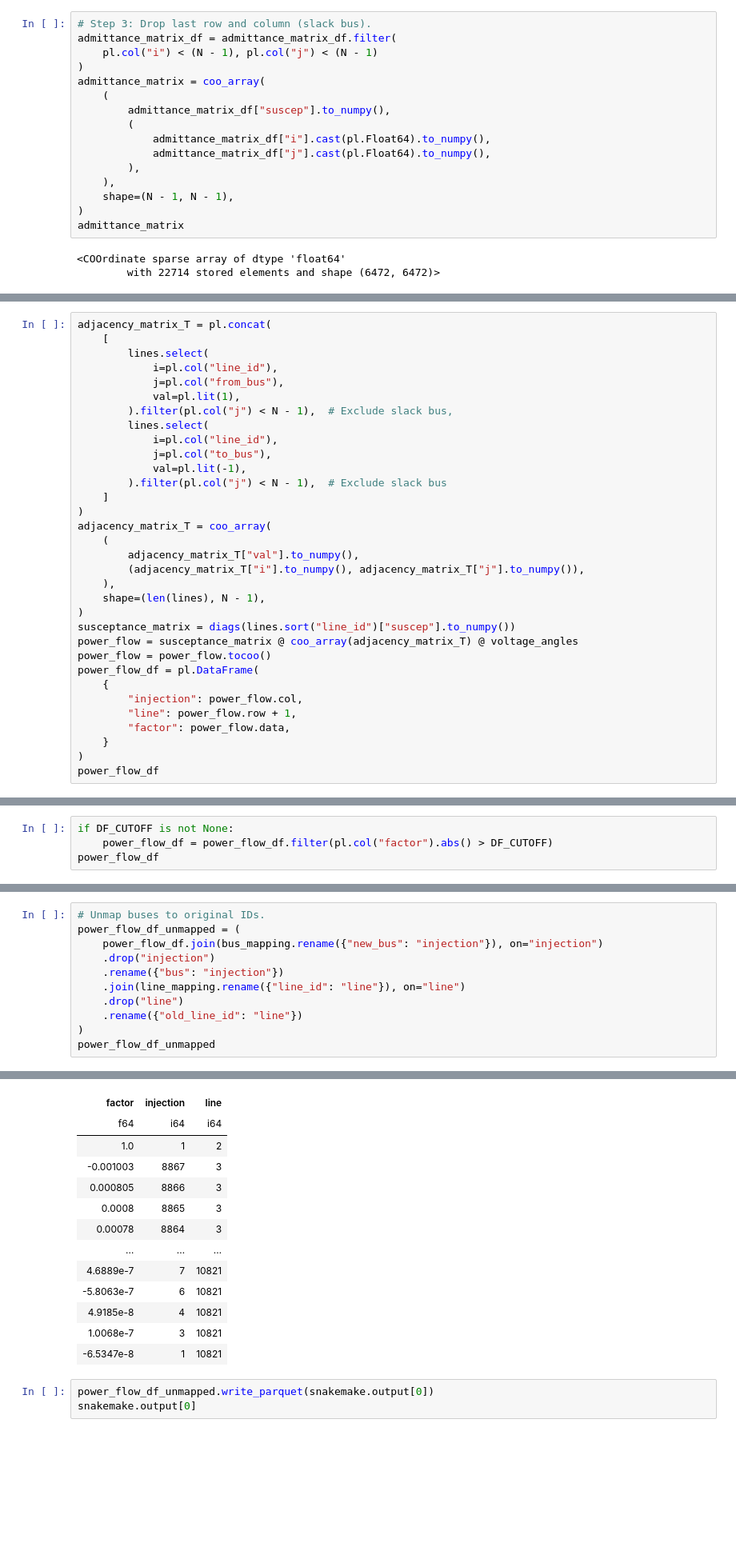
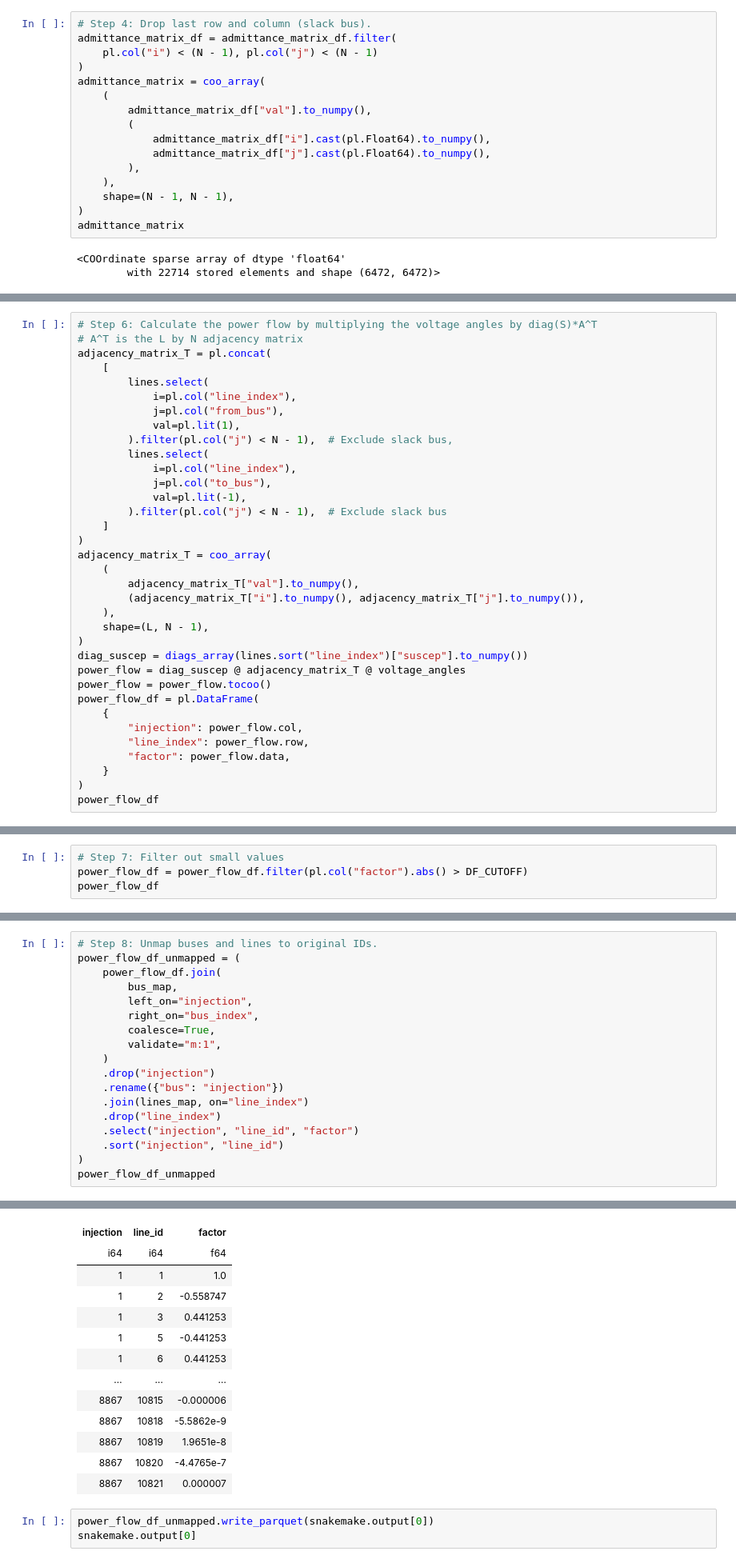
Before and after one commit to Bravos-Power/pyoframe, a Jupyter notebook: benchmarks/src/energy_planning/scripts/compute_power_transfer_dist_facts.ipynb, the cells around one changed output, grey strips where cells are left out. Shown at 80% size. Saved outputs shown, nothing was run; the diff lists cells and outputs as text; blank space fills up the shorter version.

```diff
--- a/benchmarks/src/energy_planning/scripts/compute_power_transfer_dist_facts.ipynb
+++ b/benchmarks/src/energy_planning/scripts/compute_power_transfer_dist_facts.ipynb
@@ -114,11 +124,11 @@ shape: (22_721, 3)
 # %%
-# Step 3: Drop last row and column (slack bus).
+# Step 4: Drop last row and column (slack bus).
 admittance_matrix_df = admittance_matrix_df.filter(
     pl.col("i") < (N - 1), pl.col("j") < (N - 1)
 )
 admittance_matrix = coo_array(
     (
-        admittance_matrix_df["suscep"].to_numpy(),
+        admittance_matrix_df["val"].to_numpy(),
         (
             admittance_matrix_df["i"].cast(pl.Float64).to_numpy(),
             admittance_matrix_df["j"].cast(pl.Float64).to_numpy(),
@@ -141,15 +151,17 @@ voltage_angles
 <Compressed Sparse Column sparse matrix of dtype 'float64'
         with 41886784 stored elements and shape (6472, 6472)>
 # %%
+# Step 6: Calculate the power flow by multiplying the voltage angles by diag(S)*A^T
+# A^T is the L by N adjacency matrix
 adjacency_matrix_T = pl.concat(
     [
         lines.select(
-            i=pl.col("line_id"),
+            i=pl.col("line_index"),
             j=pl.col("from_bus"),
             val=pl.lit(1),
         ).filter(pl.col("j") < N - 1),  # Exclude slack bus,
         lines.select(
-            i=pl.col("line_id"),
+            i=pl.col("line_index"),
             j=pl.col("to_bus"),
             val=pl.lit(-1),
         ).filter(pl.col("j") < N - 1),  # Exclude slack bus
@@ -160,15 +172,15 @@ adjacency_matrix_T = coo_array(
         adjacency_matrix_T["val"].to_numpy(),
         (adjacency_matrix_T["i"].to_numpy(), adjacency_matrix_T["j"].to_numpy()),
     ),
-    shape=(len(lines), N - 1),
+    shape=(L, N - 1),
 )
-susceptance_matrix = diags(lines.sort("line_id")["suscep"].to_numpy())
-power_flow = susceptance_matrix @ coo_array(adjacency_matrix_T) @ voltage_angles
+diag_suscep = diags_array(lines.sort("line_index")["suscep"].to_numpy())
+power_flow = diag_suscep @ adjacency_matrix_T @ voltage_angles
 power_flow = power_flow.tocoo()
 power_flow_df = pl.DataFrame(
     {
         "injection": power_flow.col,
-        "line": power_flow.row + 1,
+        "line_index": power_flow.row,
         "factor": power_flow.data,
     }
 )
@@ -191,5 +203,5 @@ shape: (41_304_825, 3)
 # %%
-if DF_CUTOFF is not None:
-    power_flow_df = power_flow_df.filter(pl.col("factor").abs() > DF_CUTOFF)
+# Step 7: Filter out small values
+power_flow_df = power_flow_df.filter(pl.col("factor").abs() > DF_CUTOFF)
 power_flow_df
 # %% [output]
@@ -210,12 +222,19 @@ shape: (41_304_825, 3)
 # %%
-# Unmap buses to original IDs.
+# Step 8: Unmap buses and lines to original IDs.
 power_flow_df_unmapped = (
-    power_flow_df.join(bus_mapping.rename({"new_bus": "injection"}), on="injection")
+    power_flow_df.join(
+        bus_map,
+        left_on="injection",
+        right_on="bus_index",
+        coalesce=True,
+        validate="m:1",
+    )
     .drop("injection")
     .rename({"bus": "injection"})
-    .join(line_mapping.rename({"line_id": "line"}), on="line")
-    .drop("line")
-    .rename({"old_line_id": "line"})
+    .join(lines_map, on="line_index")
+    .drop("line_index")
+    .select("injection", "line_id", "factor")
+    .sort("injection", "line_id")
 )
 power_flow_df_unmapped
 # %% [output]
@@ -223,16 +242,16 @@ shape: (41_298_353, 3)
-| factor | injection | line |
-| f64 | i64 | i64 |
-| 1.0 | 1 | 2 |
-| -0.001003 | 8867 | 3 |
-| 0.000805 | 8866 | 3 |
-| 0.0008 | 8865 | 3 |
-| 0.00078 | 8864 | 3 |
+| injection | line_id | factor |
+| i64 | i64 | f64 |
+| 1 | 1 | 1.0 |
+| 1 | 2 | -0.558747 |
+| 1 | 3 | 0.441253 |
+| 1 | 5 | -0.441253 |
+| 1 | 6 | 0.441253 |
 | … | … | … |
-| 4.6889e-7 | 7 | 10821 |
-| -5.8063e-7 | 6 | 10821 |
-| 4.9185e-8 | 4 | 10821 |
-| 1.0068e-7 | 3 | 10821 |
-| -6.5347e-8 | 1 | 10821 |
+| 8867 | 10815 | -0.000006 |
+| 8867 | 10818 | -5.5862e-9 |
+| 8867 | 10819 | 1.9651e-8 |
+| 8867 | 10820 | -4.4765e-7 |
+| 8867 | 10821 | 0.000007 |
 # %%
 power_flow_df_unmapped.write_parquet(snakemake.output[0])
 snakemake.output[0]
```
Also changed, not shown: parts of 9 cells of this notebook, 2 other files.
